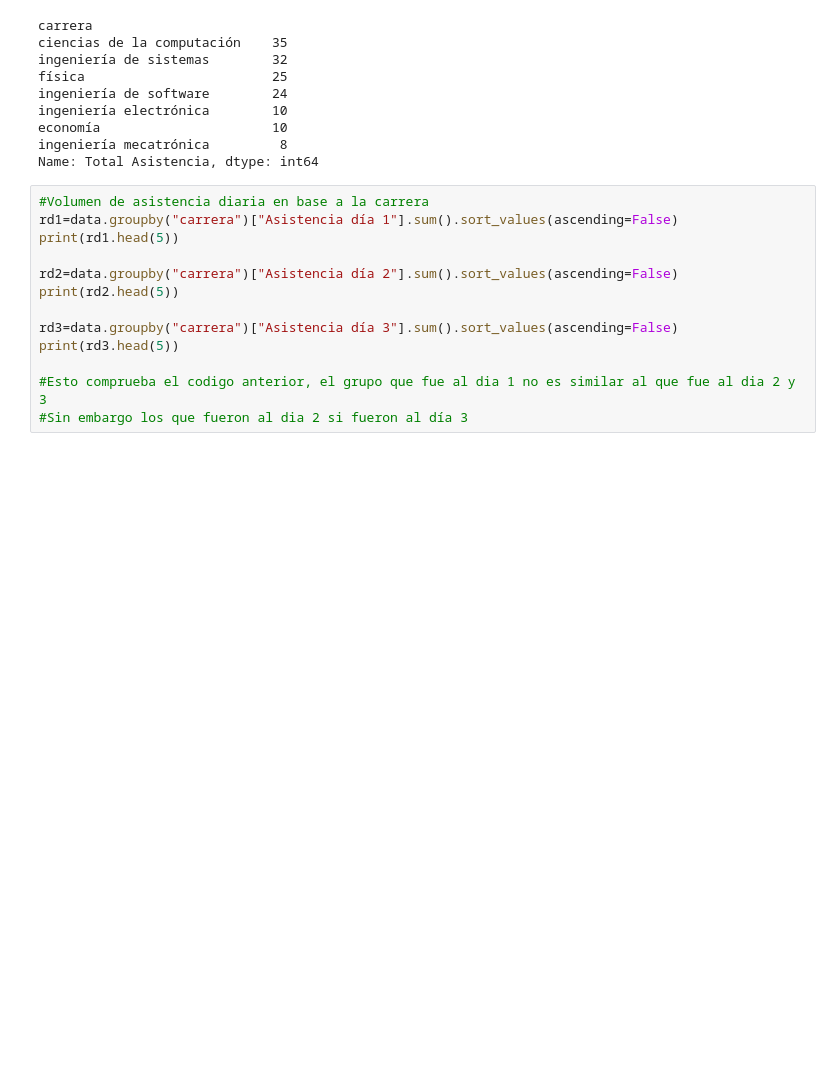
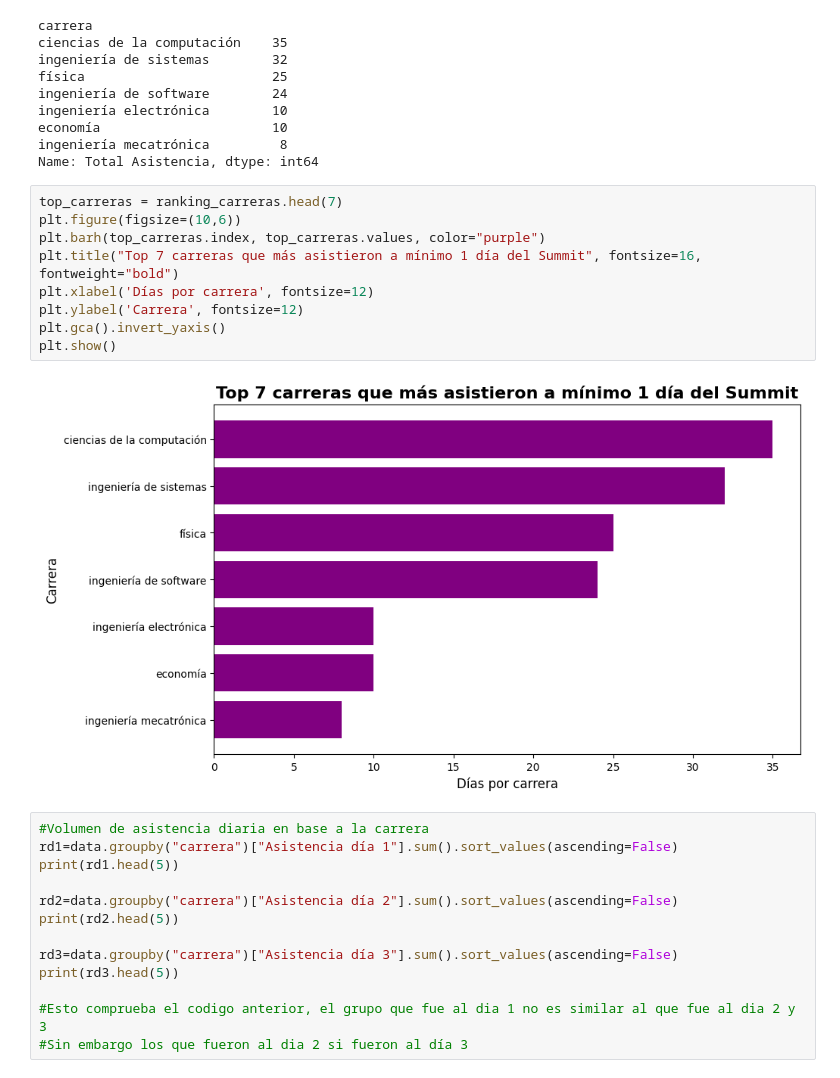
Before and after one commit to sebastianvillaf/Quantum-AI-Summit-2025-stats-analysis-for-qiskit-fall-fest-2026, a Jupyter notebook: data.ipynb, the cells around one changed output. Saved outputs shown, nothing was run; the diff lists cells and outputs as text; blank space fills up the shorter version.

```diff
--- a/data.ipynb
+++ b/data.ipynb
@@ -78,6 +81,17 @@ ingeniería electrónica        10
 economía                      10
 ingeniería mecatrónica         8
 Name: Total Asistencia, dtype: int64
+# %%
+top_carreras = ranking_carreras.head(7)
+plt.figure(figsize=(10,6))
+plt.barh(top_carreras.index, top_carreras.values, color="purple")
+plt.title("Top 7 carreras que más asistieron a mínimo 1 día del Summit", fontsize=16, fontweight="bold")
+plt.xlabel('Días por carrera', fontsize=12)
+plt.ylabel('Carrera', fontsize=12)
+plt.gca().invert_yaxis()
+plt.show()
+# %% [output]
+[figure, added]
 # %%
 #Volumen de asistencia diaria en base a la carrera
 rd1=data.groupby("carrera")["Asistencia día 1"].sum().sort_values(ascending=False)
```
Also changed, not shown: parts of 8 cells of this notebook.
